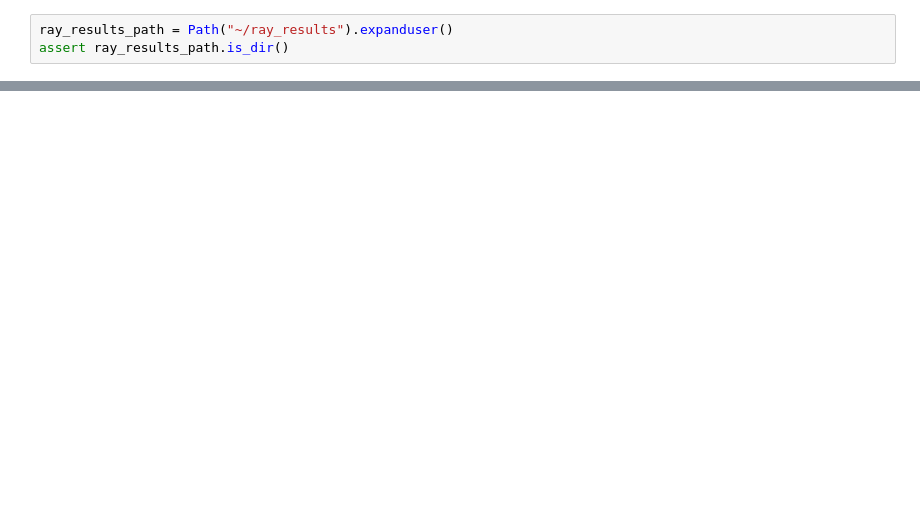
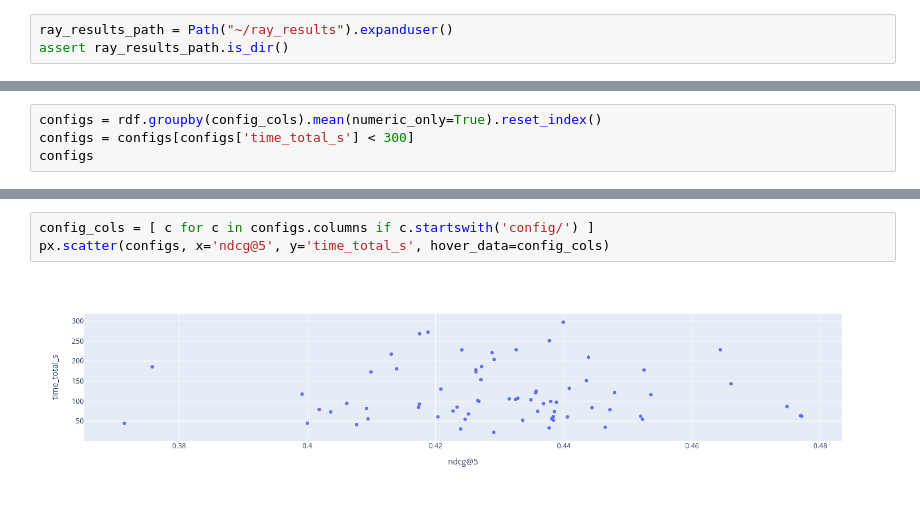
Before and after one commit to daviddavo/upm-tfm-notebooks, a Jupyter notebook: 09_analyze_results.ipynb, the cells around one changed output, grey strips where cells are left out. Cells and saved outputs as stored; diff of their text form; blank space fills up the shorter version.

```diff
--- a/09_analyze_results.ipynb
+++ b/09_analyze_results.ipynb
@@ -87,0 +99,4 @@ dtype: float64
+# %%
+configs = rdf.groupby(config_cols).mean(numeric_only=True).reset_index()
+configs = configs[configs['time_total_s'] < 300]
+configs
@@ -87,0 +117,5 @@ dtype: float64
+# %%
+config_cols = [ c for c in configs.columns if c.startswith('config/') ]
+px.scatter(configs, x='ndcg@5', y='time_total_s', hover_data=config_cols)
+# %% [output]
+[figure, added]
```
Also changed, not shown: parts of 13 cells of this notebook, 4 other files.
